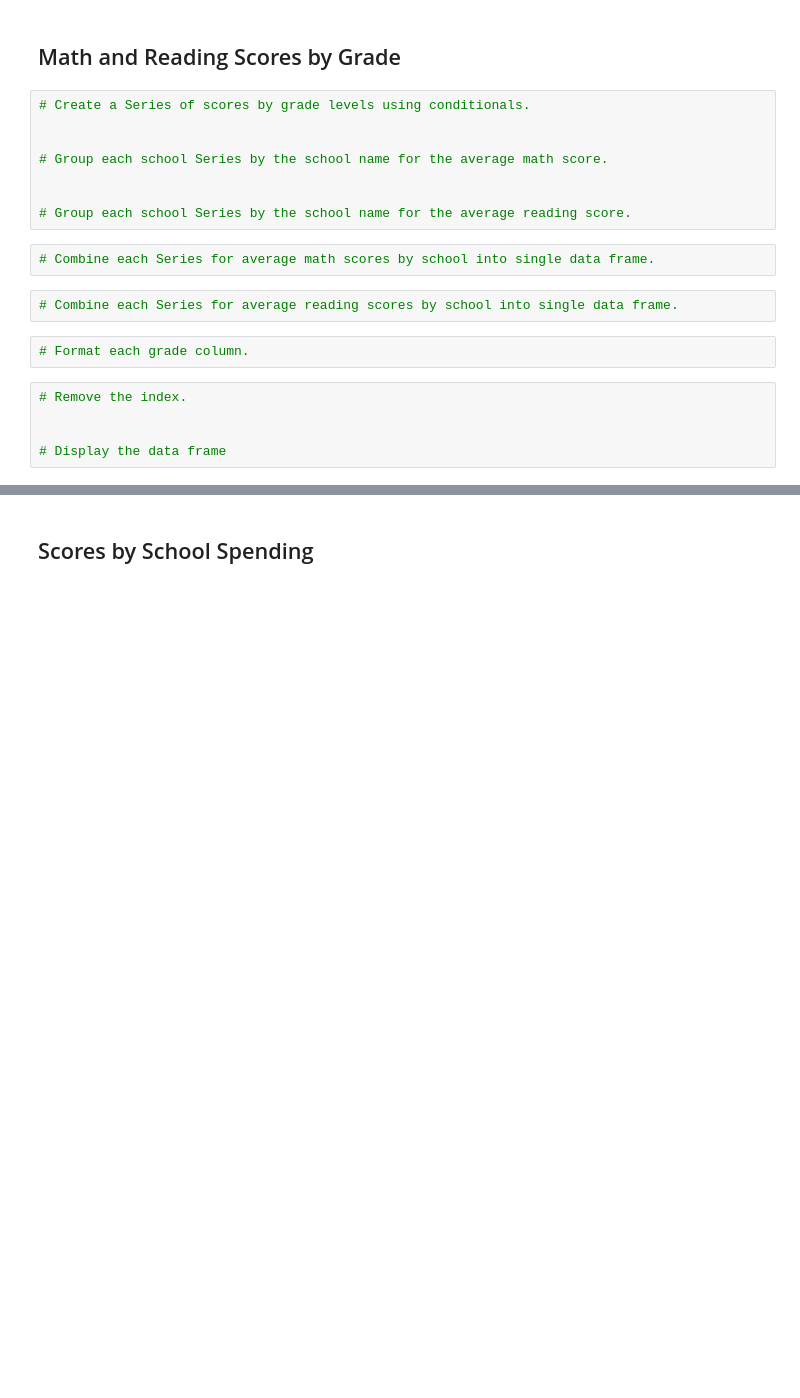
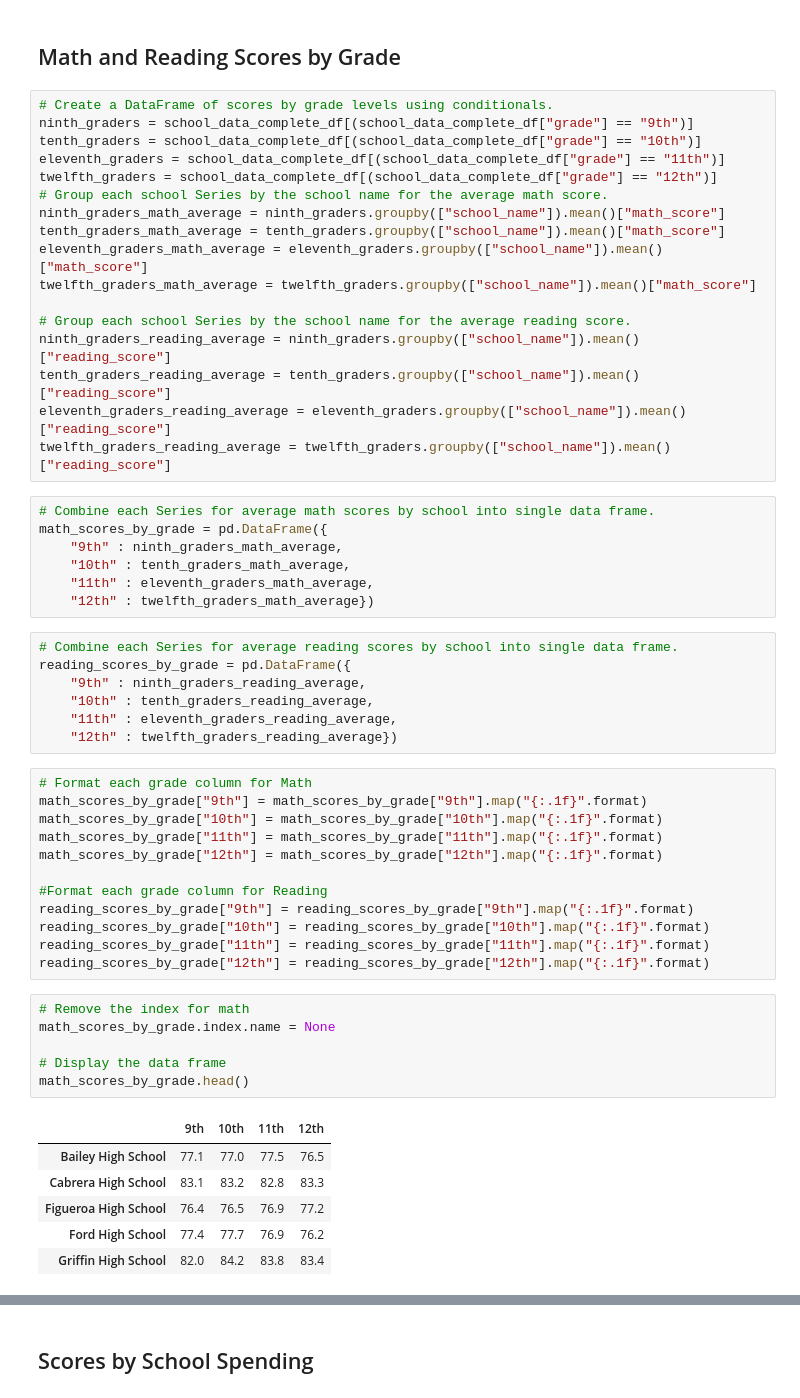
Before and after one commit to yikesbadatnames/School_District_Analysis, a Jupyter notebook: PyCitySchools_Challenge.ipynb, the cells around one changed output, grey strips where cells are left out. Drawn from its saved outputs; the diff is of its cells as text; blank space fills up the shorter version.

Commit message:
organized by grade

```diff
--- a/PyCitySchools_Challenge.ipynb
+++ b/PyCitySchools_Challenge.ipynb
@@ -408,22 +434,59 @@ per_school_summary_df.tail()
 # %% [markdown]
 ## Math and Reading Scores by Grade
 # %%
-# Create a Series of scores by grade levels using conditionals.
-
-
+# Create a DataFrame of scores by grade levels using conditionals.
+ninth_graders = school_data_complete_df[(school_data_complete_df["grade"] == "9th")]
+tenth_graders = school_data_complete_df[(school_data_complete_df["grade"] == "10th")]
+eleventh_graders = school_data_complete_df[(school_data_complete_df["grade"] == "11th")]
+twelfth_graders = school_data_complete_df[(school_data_complete_df["grade"] == "12th")]
 # Group each school Series by the school name for the average math score.
-
+ninth_graders_math_average = ninth_graders.groupby(["school_name"]).mean()["math_score"]
+tenth_graders_math_average = tenth_graders.groupby(["school_name"]).mean()["math_score"]
+eleventh_graders_math_average = eleventh_graders.groupby(["school_name"]).mean()["math_score"]
+twelfth_graders_math_average = twelfth_graders.groupby(["school_name"]).mean()["math_score"]
 
 # Group each school Series by the school name for the average reading score.
+ninth_graders_reading_average = ninth_graders.groupby(["school_name"]).mean()["reading_score"]
+tenth_graders_reading_average = tenth_graders.groupby(["school_name"]).mean()["reading_score"]
+eleventh_graders_reading_average = eleventh_graders.groupby(["school_name"]).mean()["reading_score"]
+twelfth_graders_reading_average = twelfth_graders.groupby(["school_name"]).mean()["reading_score"]
 # %%
 # Combine each Series for average math scores by school into single data frame.
+math_scores_by_grade = pd.DataFrame({
+    "9th" : ninth_graders_math_average,
+    "10th" : tenth_graders_math_average,
+    "11th" : eleventh_graders_math_average,
+    "12th" : twelfth_graders_math_average})
 # %%
 # Combine each Series for average reading scores by school into single data frame.
+reading_scores_by_grade = pd.DataFrame({
+    "9th" : ninth_graders_reading_average,
+    "10th" : tenth_graders_reading_average,
+    "11th" : eleventh_graders_reading_average,
+    "12th" : twelfth_graders_reading_average})
-# %%
-# Format each grade column.
+# %%
+# Format each grade column for Math
+math_scores_by_grade["9th"] = math_scores_by_grade["9th"].map("{:.1f}".format)
+math_scores_by_grade["10th"] = math_scores_by_grade["10th"].map("{:.1f}".format)
+math_scores_by_grade["11th"] = math_scores_by_grade["11th"].map("{:.1f}".format)
+math_scores_by_grade["12th"] = math_scores_by_grade["12th"].map("{:.1f}".format)
+
+#Format each grade column for Reading
+reading_scores_by_grade["9th"] = reading_scores_by_grade["9th"].map("{:.1f}".format)
+reading_scores_by_grade["10th"] = reading_scores_by_grade["10th"].map("{:.1f}".format)
+reading_scores_by_grade["11th"] = reading_scores_by_grade["11th"].map("{:.1f}".format)
+reading_scores_by_grade["12th"] = reading_scores_by_grade["12th"].map("{:.1f}".format)
 # %%
-# Remove the index.
-
+# Remove the index for math
+math_scores_by_grade.index.name = None
 
 # Display the data frame
+math_scores_by_grade.head()
+# %% [output]
+|  | 9th | 10th | 11th | 12th |
+| Bailey High School | 77.1 | 77.0 | 77.5 | 76.5 |
+| Cabrera High School | 83.1 | 83.2 | 82.8 | 83.3 |
+| Figueroa High School | 76.4 | 76.5 | 76.9 | 77.2 |
+| Ford High School | 77.4 | 77.7 | 76.9 | 76.2 |
+| Griffin High School | 82.0 | 84.2 | 83.8 | 83.4 |
 # %%
```
Also changed, not shown: parts of 7 cells of this notebook.
